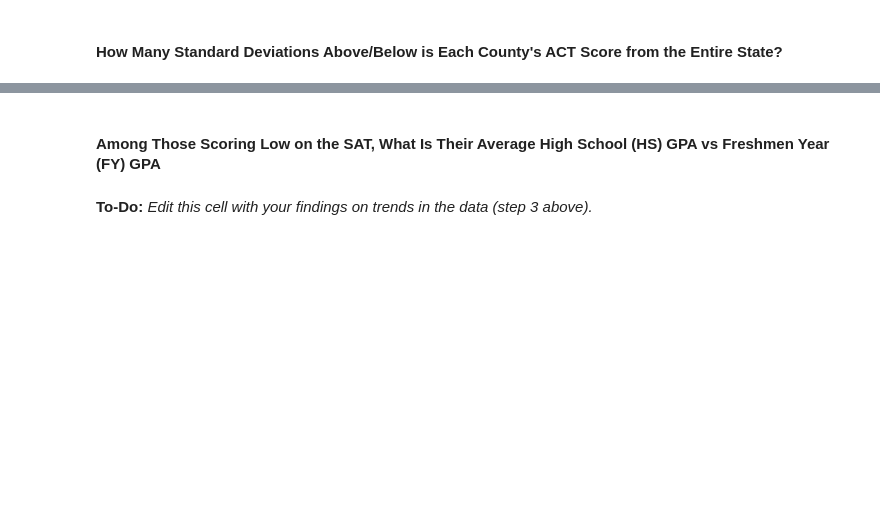
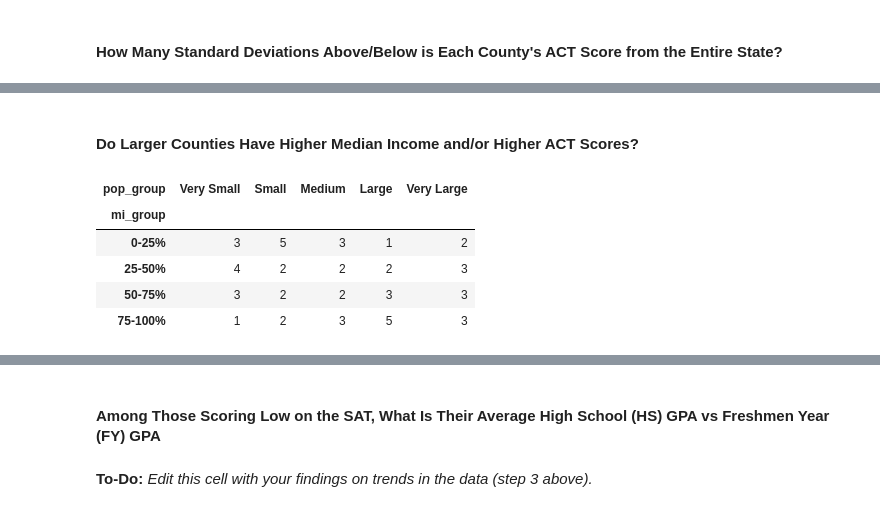
Before and after one commit to farahmalik11/project-1, a Jupyter notebook: code/starter-code.ipynb, the cells around one changed output, grey strips where cells are left out. Drawn from its saved outputs; the diff is of its cells as text; code cells hidden in the pictures; blank space fills up the shorter version.

```diff
--- a/code/starter-code.ipynb
+++ b/code/starter-code.ipynb
@@ -1577,0 +1560,11 @@ pd.crosstab(act_agg_cnty2['county'], act_agg_cnty2['med_income'])
+# %%
+#Let's make income and ACT scores into quartiles and crosstabulate them
+quartiles_mi = pd.qcut(act_agg_cnty2['med_income'], q=4, labels=['0-25%', '25-50%', '50-75%', '75-100%'])
+
+# Create a new column with the quartile labels
+act_agg_cnty2['mi_group'] = quartiles_mi
+# %%
+quartiles_act = pd.qcut(act_agg_cnty2['composite'], q=4, labels=['Group 1: Bottom 25%', 'Group 2', 'Group 3', 'Group 4: Top 25%'])
+
+# Create a new column with the quartile labels
+act_agg_cnty2['act_group'] = quartiles_act
@@ -1577,0 +1622,18 @@ pd.crosstab(act_agg_cnty2['county'], act_agg_cnty2['med_income'])
+# %% [markdown]
+#### Do Larger Counties Have Higher Median Income and/or Higher ACT Scores?
+# %%
+# Using county population to look into this
+# Let's categorize the population into Small, Medium, Large Counties
+quintiles = pd.qcut(act_agg_cnty2['population'], q=5, labels=['Very Small', 'Small', 'Medium', 'Large', 'Very Large'])
+
+# Create a new column with the quartile labels
+act_agg_cnty2['pop_group'] = quintiles
+# %%
+pd.crosstab(act_agg_cnty2['mi_group'], act_agg_cnty2['pop_group'])
+# %% [output]
+| pop_group | Very Small | Small | Medium | Large | Very Large |
+| mi_group |  |  |  |  |  |
+| 0-25% | 3 | 5 | 3 | 1 | 2 |
+| 25-50% | 4 | 2 | 2 | 2 | 3 |
+| 50-75% | 3 | 2 | 2 | 3 | 3 |
+| 75-100% | 1 | 2 | 3 | 5 | 3 |
```
Also changed, not shown: parts of 25 cells of this notebook.
